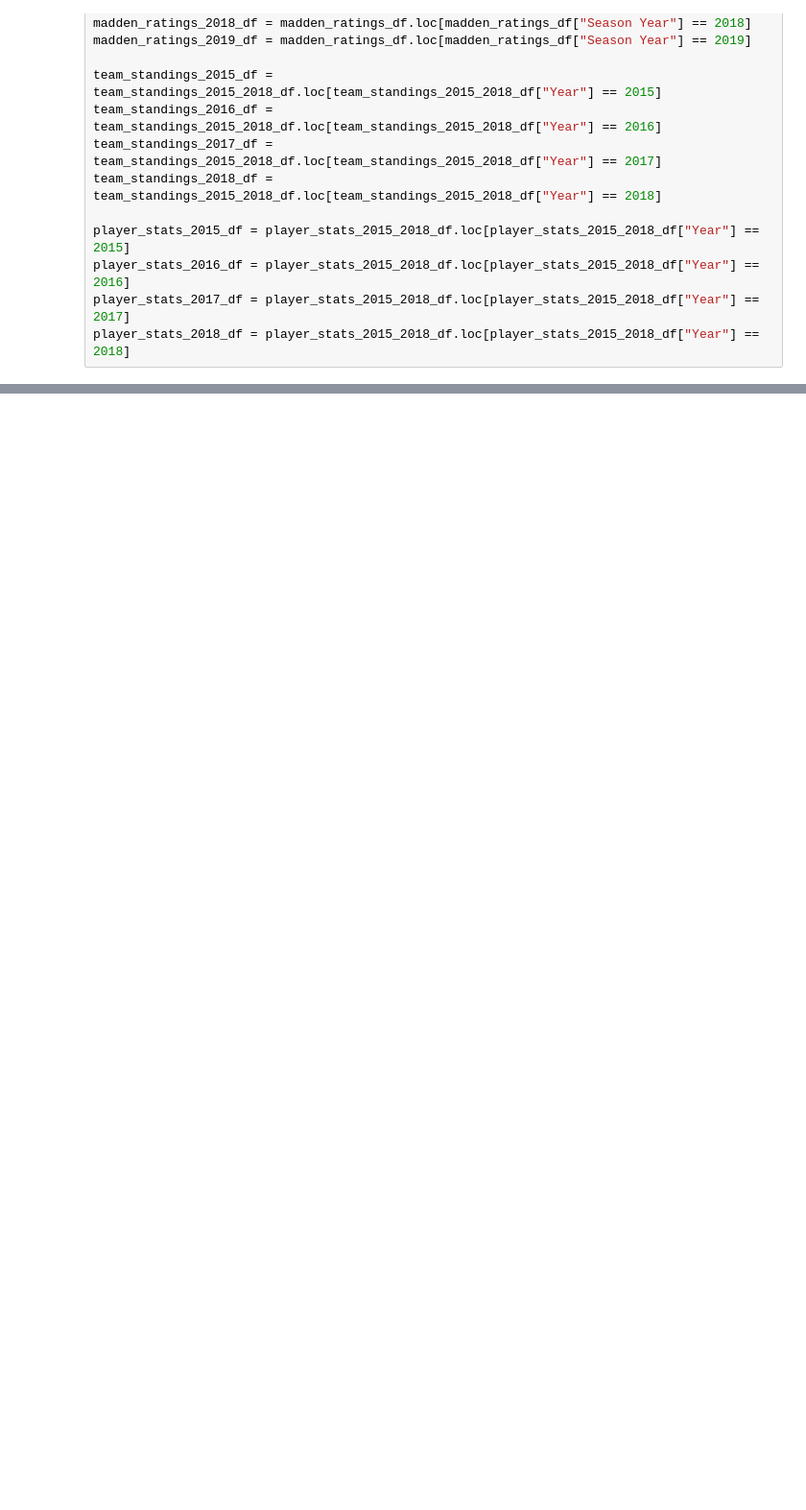
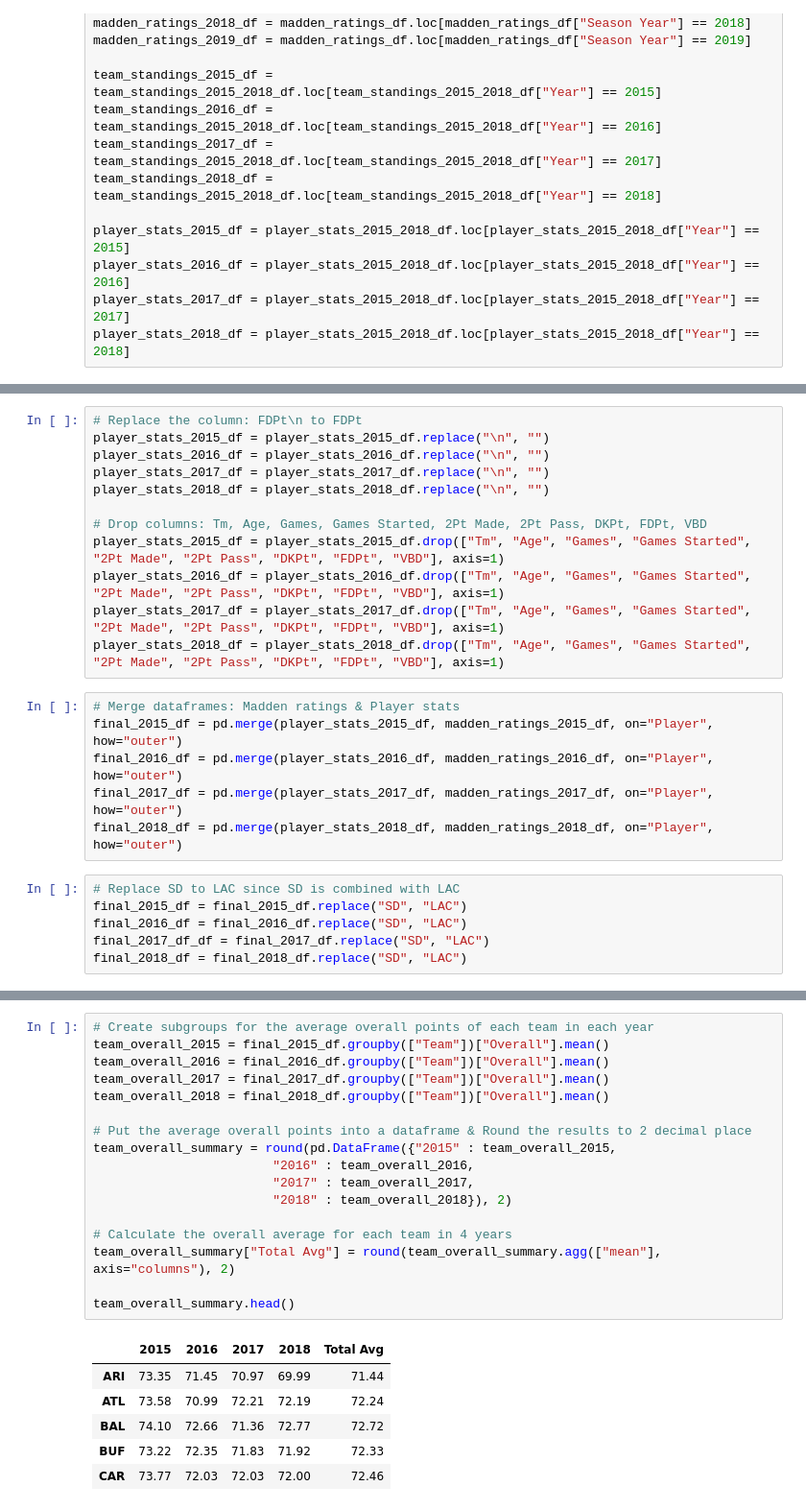
Before and after one commit to 00geist00/project-one, a Jupyter notebook: data_import.ipynb, the cells around one changed output, grey strips where cells are left out. Shown at 96% size. Drawn from its saved outputs; the diff is of its cells as text; blank space fills up the shorter version.

```diff
--- a/data_import.ipynb
+++ b/data_import.ipynb
@@ -70,0 +56,24 @@ player_stats_2018_df = player_stats_2015_2018_df.loc[player_stats_2015_2018_df["
+# %%
+# Replace the column: FDPt\n to FDPt
+player_stats_2015_df = player_stats_2015_df.replace("\n", "")
+player_stats_2016_df = player_stats_2016_df.replace("\n", "")
+player_stats_2017_df = player_stats_2017_df.replace("\n", "")
+player_stats_2018_df = player_stats_2018_df.replace("\n", "")
+
+# Drop columns: Tm, Age, Games, Games Started, 2Pt Made, 2Pt Pass, DKPt, FDPt, VBD
+player_stats_2015_df = player_stats_2015_df.drop(["Tm", "Age", "Games", "Games Started", "2Pt Made", "2Pt Pass", "DKPt", "FDPt", "VBD"], axis=1)
+player_stats_2016_df = player_stats_2016_df.drop(["Tm", "Age", "Games", "Games Started", "2Pt Made", "2Pt Pass", "DKPt", "FDPt", "VBD"], axis=1)
+player_stats_2017_df = player_stats_2017_df.drop(["Tm", "Age", "Games", "Games Started", "2Pt Made", "2Pt Pass", "DKPt", "FDPt", "VBD"], axis=1)
+player_stats_2018_df = player_stats_2018_df.drop(["Tm", "Age", "Games", "Games Started", "2Pt Made", "2Pt Pass", "DKPt", "FDPt", "VBD"], axis=1)
+# %%
+# Merge dataframes: Madden ratings & Player stats
+final_2015_df = pd.merge(player_stats_2015_df, madden_ratings_2015_df, on="Player", how="outer")
+final_2016_df = pd.merge(player_stats_2016_df, madden_ratings_2016_df, on="Player", how="outer")
+final_2017_df = pd.merge(player_stats_2017_df, madden_ratings_2017_df, on="Player", how="outer")
+final_2018_df = pd.merge(player_stats_2018_df, madden_ratings_2018_df, on="Player", how="outer")
+# %%
+# Replace SD to LAC since SD is combined with LAC
+final_2015_df = final_2015_df.replace("SD", "LAC")
+final_2016_df = final_2016_df.replace("SD", "LAC")
+final_2017_df_df = final_2017_df.replace("SD", "LAC")
+final_2018_df = final_2018_df.replace("SD", "LAC")
@@ -70,0 +146,24 @@ player_stats_2018_df = player_stats_2015_2018_df.loc[player_stats_2015_2018_df["
+# %%
+# Create subgroups for the average overall points of each team in each year
+team_overall_2015 = final_2015_df.groupby(["Team"])["Overall"].mean()
+team_overall_2016 = final_2016_df.groupby(["Team"])["Overall"].mean()
+team_overall_2017 = final_2017_df.groupby(["Team"])["Overall"].mean()
+team_overall_2018 = final_2018_df.groupby(["Team"])["Overall"].mean()
+
+# Put the average overall points into a dataframe & Round the results to 2 decimal place
+team_overall_summary = round(pd.DataFrame({"2015" : team_overall_2015,
+                        "2016" : team_overall_2016,
+                        "2017" : team_overall_2017,
+                        "2018" : team_overall_2018}), 2)
+
+# Calculate the overall average for each team in 4 years
+team_overall_summary["Total Avg"] = round(team_overall_summary.agg(["mean"], axis="columns"), 2)
+
+team_overall_summary.head()
+# %% [output]
+|  | 2015 | 2016 | 2017 | 2018 | Total Avg |
+| ARI | 73.35 | 71.45 | 70.97 | 69.99 | 71.44 |
+| ATL | 73.58 | 70.99 | 72.21 | 72.19 | 72.24 |
+| BAL | 74.10 | 72.66 | 71.36 | 72.77 | 72.72 |
+| BUF | 73.22 | 72.35 | 71.83 | 71.92 | 72.33 |
+| CAR | 73.77 | 72.03 | 72.03 | 72.00 | 72.46 |
```
Also changed, not shown: parts of 16 cells of this notebook, 2 other files.
